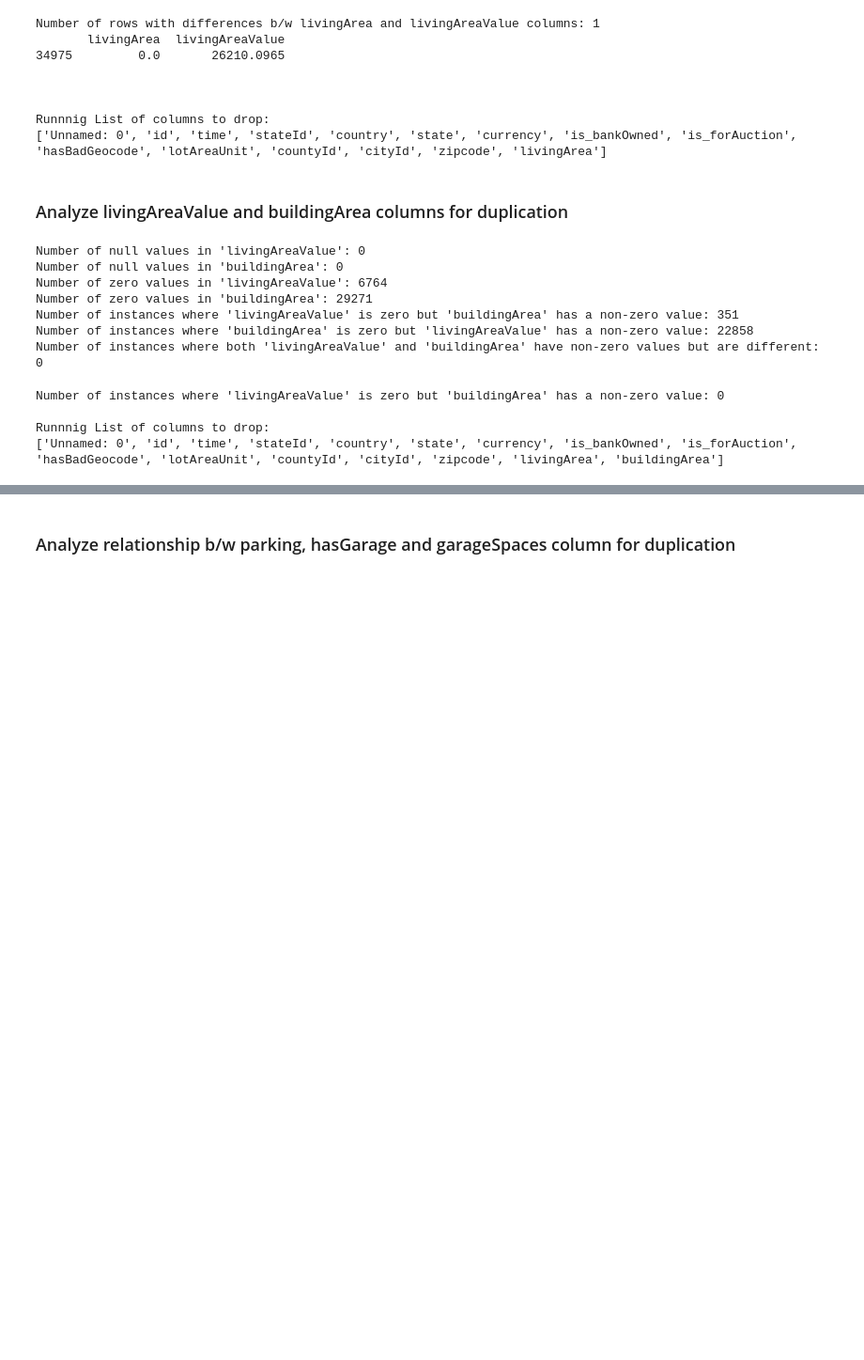
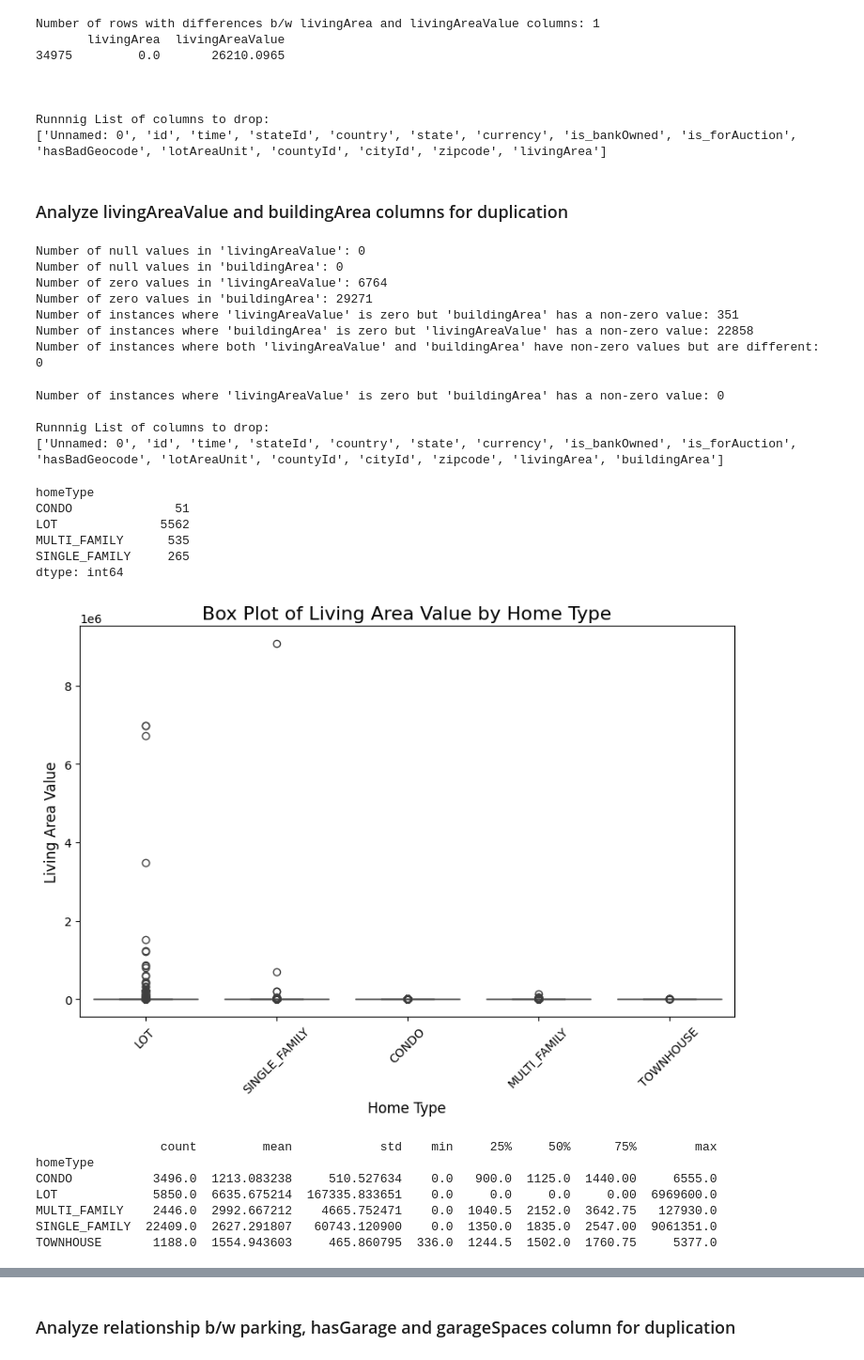
Before and after one commit to soumyaRohan/SDS-CP006-california-housing-prediction, a Jupyter notebook: ph1-data-cleaning-eda/Imtiaz_data_analysis.ipynb, the cells around one changed output, grey strips where cells are left out. Shown at 94% size. Cells and saved outputs as stored; diff of their text form; code cells hidden in the pictures; blank space fills up the shorter version.

```diff
--- a/ph1-data-cleaning-eda/Imtiaz_data_analysis.ipynb
+++ b/ph1-data-cleaning-eda/Imtiaz_data_analysis.ipynb
@@ -306,3 +309,61 @@ Number of instances where 'livingAreaValue' is zero but 'buildingArea' has a non
 
 Runnnig List of columns to drop:
 ['Unnamed: 0', 'id', 'time', 'stateId', 'country', 'state', 'currency', 'is_bankOwned', 'is_forAuction', 'hasBadGeocode', 'lotAreaUnit', 'countyId', 'cityId', 'zipcode', 'livingArea', 'buildingArea']
+# %%
+# find instances where livingAreaValue is zero categorized by homeType
+# Step 1: Filter rows where 'livingAreaValue' is zero
+zero_living_area = data[data['livingAreaValue'] == 0]
+
+# Step 2: Group by 'homeType' and count the occurrences
+zero_living_area_by_homeType = zero_living_area.groupby('homeType').size()
+
+# Print the result
+print(zero_living_area_by_homeType)
+
+
+# Create a box plot to visually inspect outliers in 'livingAreaValue'
+
+# Step 1: Set up the figure and axes for the plot
+plt.figure(figsize=(10, 6))
+
+# Step 2: Create the box plot using seaborn
+sns.boxplot(x='homeType', y='livingAreaValue', data=data)
+
+# Step 3: Add labels and title
+plt.title('Box Plot of Living Area Value by Home Type', fontsize=16)
+plt.xlabel('Home Type', fontsize=12)
+plt.ylabel('Living Area Value', fontsize=12)
+
+# Step 4: Rotate x-axis labels for better readability
+plt.xticks(rotation=45)
+
+# Step 5: Show the plot
+plt.show()
+
+# Step 1: Group by 'homeType' and describe 'livingAreaValue'
+living_area_stats_by_homeType = data.groupby('homeType')['livingAreaValue'].describe()
+
+
+# Step 2: Display the result
+print(living_area_stats_by_homeType)
+
+# Step 1: Impute missing values in 'livingAreaValue' using the mean within each 'homeType' group
+# data['livingAreaValue'] = data.groupby('homeType')['livingAreaValue'].transform(lambda x: x.fillna(x.mean()))
+
+# Verify the imputation by checking if there are any missing values left
+# print(data['livingAreaValue'].isnull().sum())  # Should return 0 if all missing values were imputed
+# %% [output]
+homeType
+CONDO              51
+LOT              5562
+MULTI_FAMILY      535
+SINGLE_FAMILY     265
+dtype: int64
+[figure, added]
+                 count         mean            std    min     25%     50%      75%        max
+homeType
+CONDO           3496.0  1213.083238     510.527634    0.0   900.0  1125.0  1440.00     6555.0
+LOT             5850.0  6635.675214  167335.833651    0.0     0.0     0.0     0.00  6969600.0
+MULTI_FAMILY    2446.0  2992.667212    4665.752471    0.0  1040.5  2152.0  3642.75   127930.0
+SINGLE_FAMILY  22409.0  2627.291807   60743.120900    0.0  1350.0  1835.0  2547.00  9061351.0
+TOWNHOUSE       1188.0  1554.943603     465.860795  336.0  1244.5  1502.0  1760.75     5377.0
```
Also changed, not shown: parts of 10 cells of this notebook.
